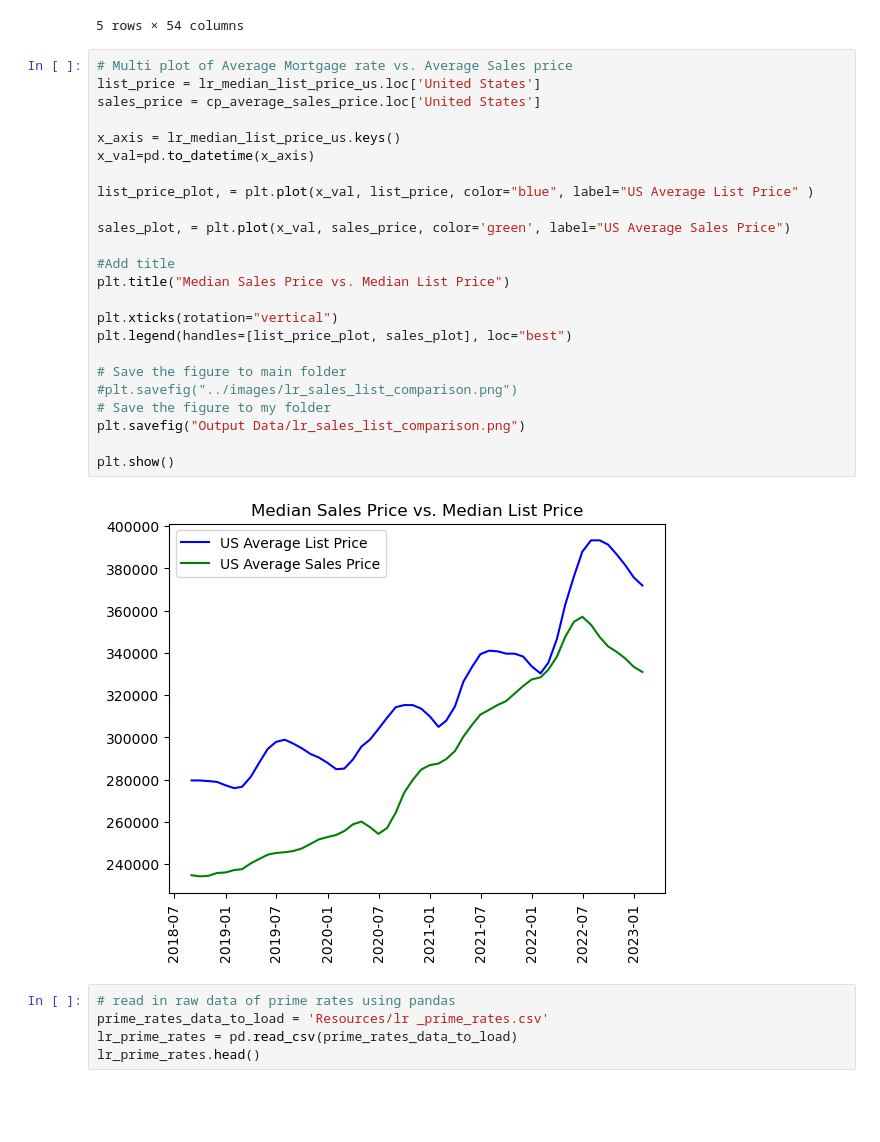
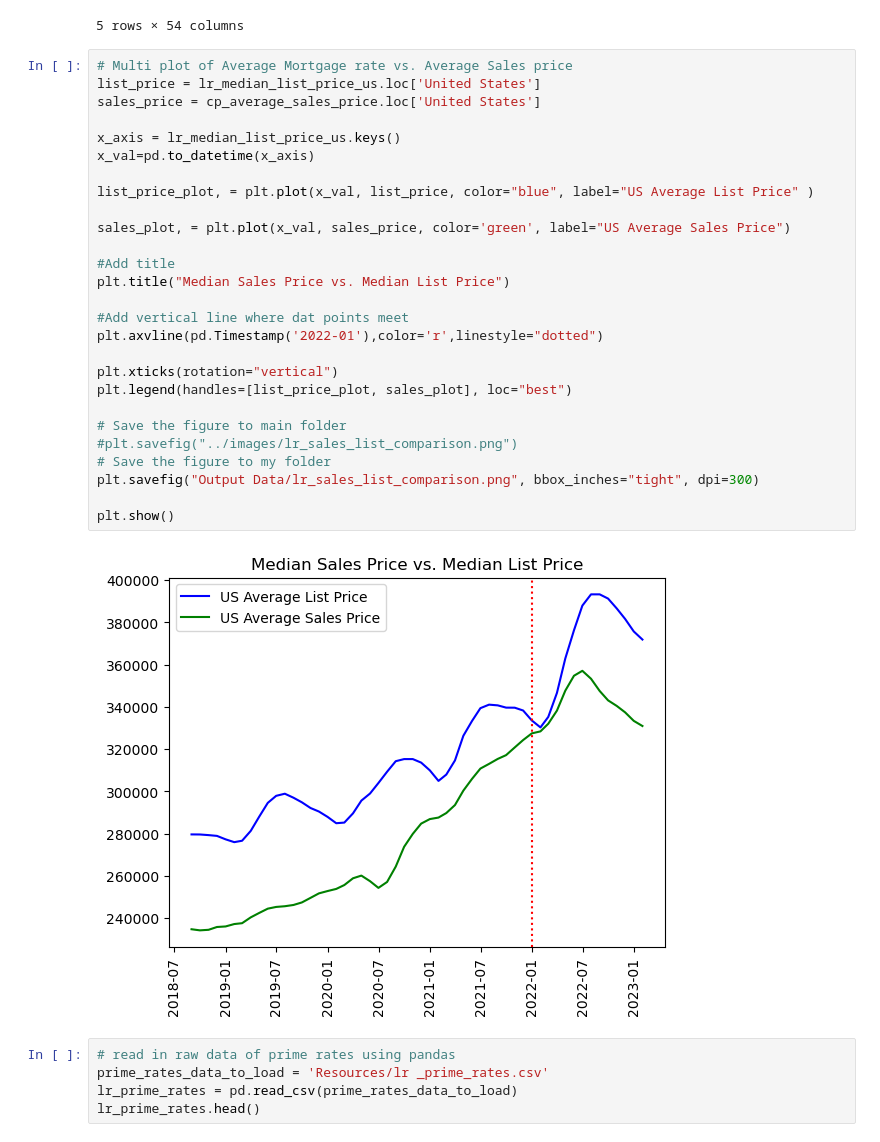
Before and after one commit to ceramicbull/Project-1-Repo, a Jupyter notebook: leighas_analysis/Project_One.ipynb, the cells around one changed output. Cells and saved outputs as stored; diff of their text form; blank space fills up the shorter version.

Commit message:
Added vertical line to sales and list price graph

```diff
--- a/leighas_analysis/Project_One.ipynb
+++ b/leighas_analysis/Project_One.ipynb
@@ -231,29 +231,32 @@ cp_average_sales_price.head()
 # %%
 # Multi plot of Average Mortgage rate vs. Average Sales price
 list_price = lr_median_list_price_us.loc['United States']
 sales_price = cp_average_sales_price.loc['United States']
 
 x_axis = lr_median_list_price_us.keys()
 x_val=pd.to_datetime(x_axis)
 
 list_price_plot, = plt.plot(x_val, list_price, color="blue", label="US Average List Price" )
 
 sales_plot, = plt.plot(x_val, sales_price, color='green', label="US Average Sales Price")
 
 #Add title
 plt.title("Median Sales Price vs. Median List Price")
 
+#Add vertical line where dat points meet
+plt.axvline(pd.Timestamp('2022-01'),color='r',linestyle="dotted")
+
 plt.xticks(rotation="vertical")
 plt.legend(handles=[list_price_plot, sales_plot], loc="best")
 
 # Save the figure to main folder
 #plt.savefig("../images/lr_sales_list_comparison.png")
 # Save the figure to my folder
-plt.savefig("Output Data/lr_sales_list_comparison.png")
+plt.savefig("Output Data/lr_sales_list_comparison.png", bbox_inches="tight", dpi=300)
 
 plt.show()
 # %% [output]
-[figure, old version]
+[figure, new version]
 # %%
 # read in raw data of prime rates using pandas
 prime_rates_data_to_load = 'Resources/lr _prime_rates.csv'
```
Also changed, not shown: 2 other files.
